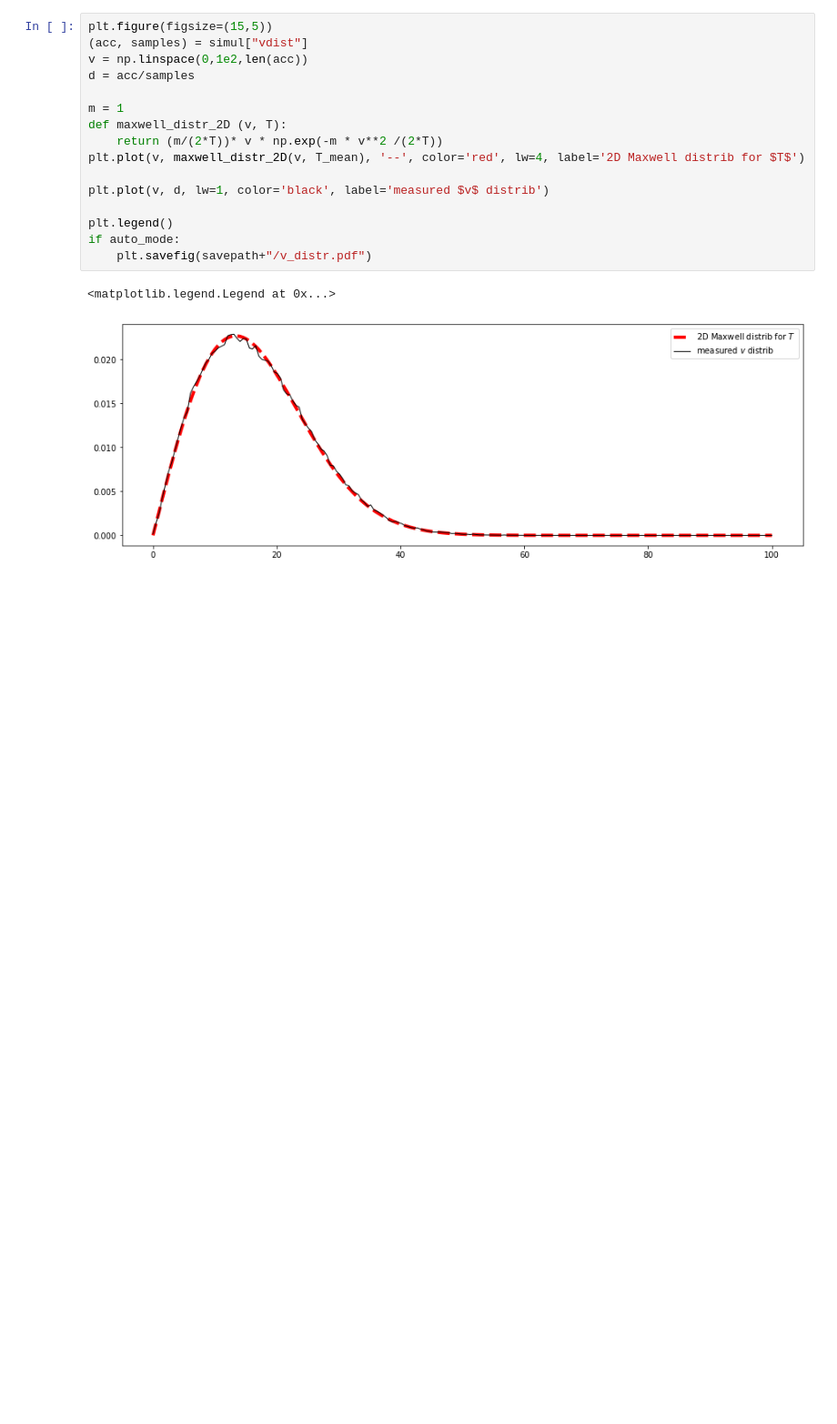
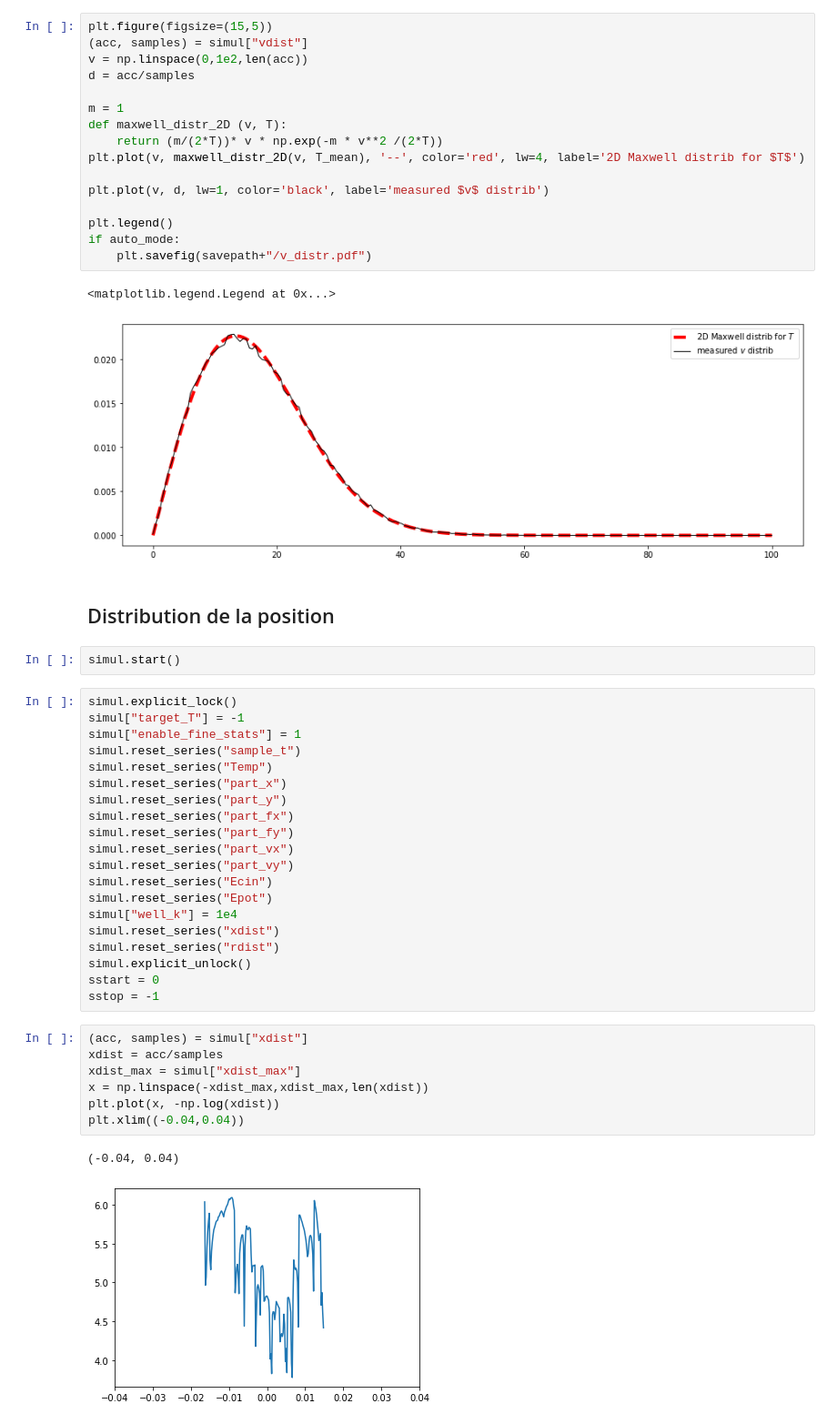
Before and after one commit to xif-fr/BrownianMotion, a Jupyter notebook: main.ipynb, the cells around one changed output. Shown at 91% size. Cells and saved outputs as stored; diff of their text form; blank space fills up the shorter version.

Commit message:
new simul type : position distribution and PSD in an harmonicy trap

```diff
--- a/main.ipynb
+++ b/main.ipynb
@@ -339,3 +341,37 @@ if auto_mode:
 # %% [output]
 <matplotlib.legend.Legend at 0x...>
 [figure]
+# %% [markdown]
+## Distribution de la position
+# %%
+simul.start()
+# %%
+simul.explicit_lock()
+simul["target_T"] = -1
+simul["enable_fine_stats"] = 1
+simul.reset_series("sample_t")
+simul.reset_series("Temp")
+simul.reset_series("part_x")
+simul.reset_series("part_y")
+simul.reset_series("part_fx")
+simul.reset_series("part_fy")
+simul.reset_series("part_vx")
+simul.reset_series("part_vy")
+simul.reset_series("Ecin")
+simul.reset_series("Epot")
+simul["well_k"] = 1e4
+simul.reset_series("xdist")
+simul.reset_series("rdist")
+simul.explicit_unlock()
+sstart = 0
+sstop = -1
+# %%
+(acc, samples) = simul["xdist"]
+xdist = acc/samples
+xdist_max = simul["xdist_max"]
+x = np.linspace(-xdist_max,xdist_max,len(xdist))
+plt.plot(x, -np.log(xdist))
+plt.xlim((-0.04,0.04))
+# %% [output]
+(-0.04, 0.04)
+[figure, added]
```
Also changed, not shown: parts of 14 cells of this notebook, 2 other files.
